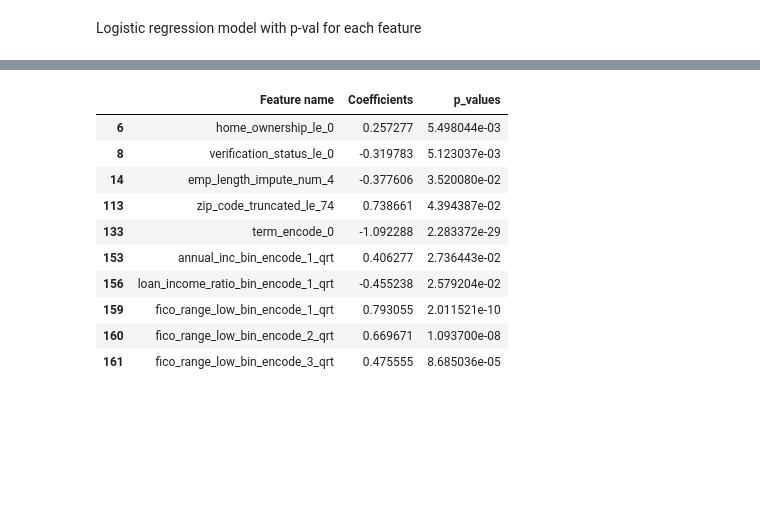
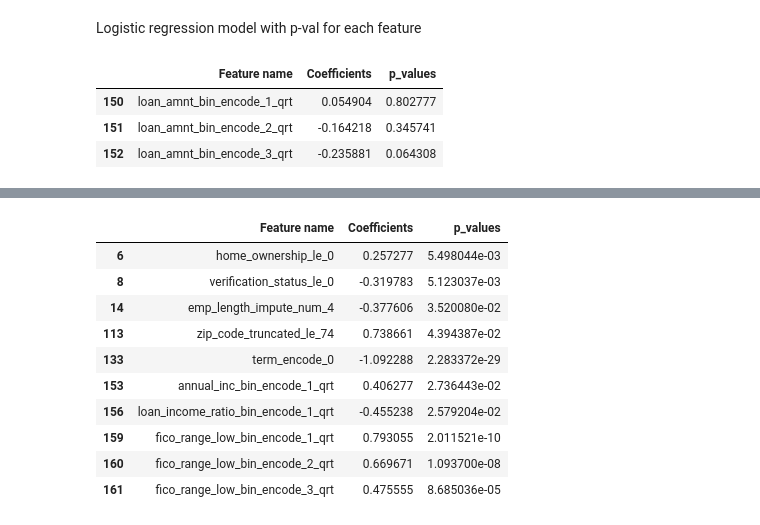
Before and after one commit to 0xyuzi/Data_Challenges, a Jupyter notebook: LendingClub/LR_predict_model.ipynb, the cells around one changed output, grey strips where cells are left out. Drawn from its saved outputs; the diff is of its cells as text; code cells hidden in the pictures; blank space fills up the shorter version.

```diff
--- a/LendingClub/LR_predict_model.ipynb
+++ b/LendingClub/LR_predict_model.ipynb
@@ -244,3 +244,12 @@ p_values = np.append(np.nan, np.array(p_values))
 # %%
 # In the 'summary_table' dataframe, we add a new column, called 'p_values', containing the values from the 'p_values' variable.
 summary_table['p_values'] = p_values
+# %%
+summary_table[summary_table['Feature name'].isin(['loan_amnt_bin_encode_1_qrt',
+ 'loan_amnt_bin_encode_2_qrt',
+ 'loan_amnt_bin_encode_3_qrt'])]
+# %% [output]
+|  | Feature name | Coefficients | p_values |
+| 150 | loan_amnt_bin_encode_1_qrt | 0.054904 | 0.802777 |
+| 151 | loan_amnt_bin_encode_2_qrt | -0.164218 | 0.345741 |
+| 152 | loan_amnt_bin_encode_3_qrt | -0.235881 | 0.064308 |
```
Also changed, not shown: parts of 1 cell of this notebook, 3 other files.
